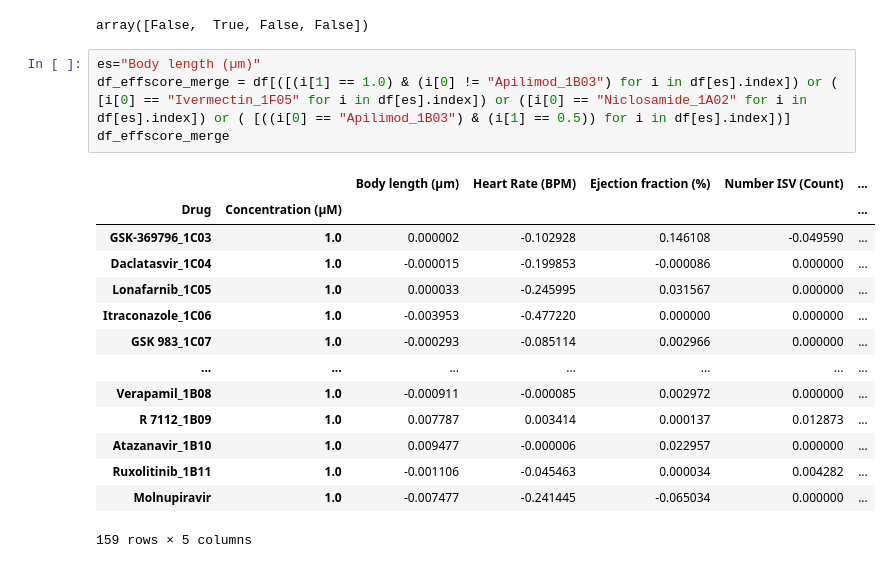
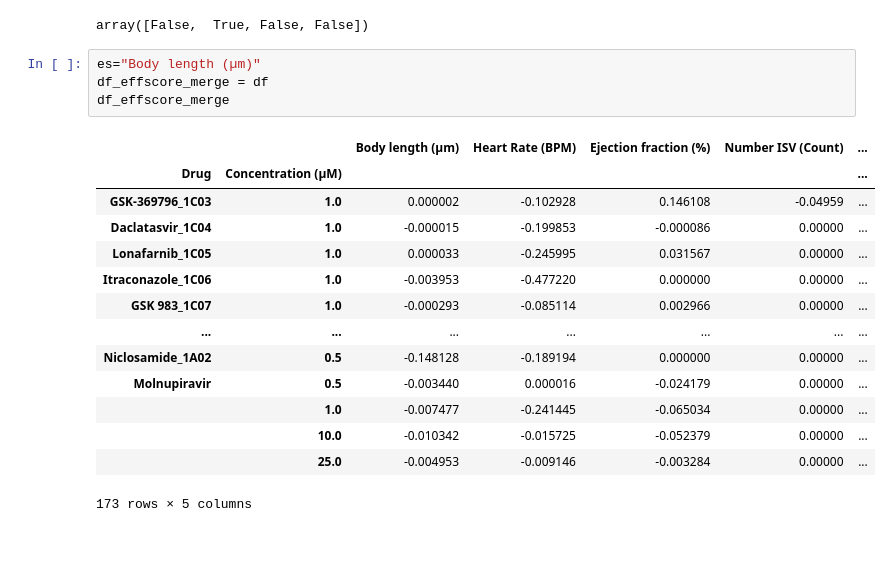
Before and after one commit to MercaderLabAnatomy/CoVasc_DataApp, a Jupyter notebook: Untitled.ipynb, the cells around one changed output. Saved outputs shown, nothing was run; the diff lists cells and outputs as text.

```diff
--- a/Untitled.ipynb
+++ b/Untitled.ipynb
@@ -102,20 +102,20 @@ str(df["Body length (µm)"][df["Body length (µm)"]==df["Body length (µm)"].max
 array([False,  True, False, False])
 # %%
 es="Body length (µm)"
-df_effscore_merge = df[([(i[1] == 1.0) & (i[0] != "Apilimod_1B03") for i in df[es].index]) or ( [i[0] == "Ivermectin_1F05" for i in df[es].index]) or ([i[0] == "Niclosamide_1A02" for i in df[es].index]) or ( [((i[0] == "Apilimod_1B03") & (i[1] == 0.5)) for i in df[es].index])]
+df_effscore_merge = df
 df_effscore_merge
 # %% [output]
 |  |  | Body length (µm) | Heart Rate (BPM) | Ejection fraction (%) | Number ISV (Count) | ... |
 | Drug | Concentration (µM) |  |  |  |  | ... |
-| GSK-369796_1C03 | 1.0 | 0.000002 | -0.102928 | 0.146108 | -0.049590 | ... |
-| Daclatasvir_1C04 | 1.0 | -0.000015 | -0.199853 | -0.000086 | 0.000000 | ... |
-| Lonafarnib_1C05 | 1.0 | 0.000033 | -0.245995 | 0.031567 | 0.000000 | ... |
-| Itraconazole_1C06 | 1.0 | -0.003953 | -0.477220 | 0.000000 | 0.000000 | ... |
-| GSK 983_1C07 | 1.0 | -0.000293 | -0.085114 | 0.002966 | 0.000000 | ... |
+| GSK-369796_1C03 | 1.0 | 0.000002 | -0.102928 | 0.146108 | -0.04959 | ... |
+| Daclatasvir_1C04 | 1.0 | -0.000015 | -0.199853 | -0.000086 | 0.00000 | ... |
+| Lonafarnib_1C05 | 1.0 | 0.000033 | -0.245995 | 0.031567 | 0.00000 | ... |
+| Itraconazole_1C06 | 1.0 | -0.003953 | -0.477220 | 0.000000 | 0.00000 | ... |
+| GSK 983_1C07 | 1.0 | -0.000293 | -0.085114 | 0.002966 | 0.00000 | ... |
 | ... | ... | ... | ... | ... | ... | ... |
-| Verapamil_1B08 | 1.0 | -0.000911 | -0.000085 | 0.002972 | 0.000000 | ... |
-| R 7112_1B09 | 1.0 | 0.007787 | 0.003414 | 0.000137 | 0.012873 | ... |
-| Atazanavir_1B10 | 1.0 | 0.009477 | -0.000006 | 0.022957 | 0.000000 | ... |
-| Ruxolitinib_1B11 | 1.0 | -0.001106 | -0.045463 | 0.000034 | 0.004282 | ... |
-| Molnupiravir | 1.0 | -0.007477 | -0.241445 | -0.065034 | 0.000000 | ... |
+| Niclosamide_1A02 | 0.5 | -0.148128 | -0.189194 | 0.000000 | 0.00000 | ... |
+| Molnupiravir | 0.5 | -0.003440 | 0.000016 | -0.024179 | 0.00000 | ... |
+|  | 1.0 | -0.007477 | -0.241445 | -0.065034 | 0.00000 | ... |
+|  | 10.0 | -0.010342 | -0.015725 | -0.052379 | 0.00000 | ... |
+|  | 25.0 | -0.004953 | -0.009146 | -0.003284 | 0.00000 | ... |
-159 rows × 5 columns
+173 rows × 5 columns
```
Also changed, not shown: parts of 2 cells of this notebook, 1 other file.
